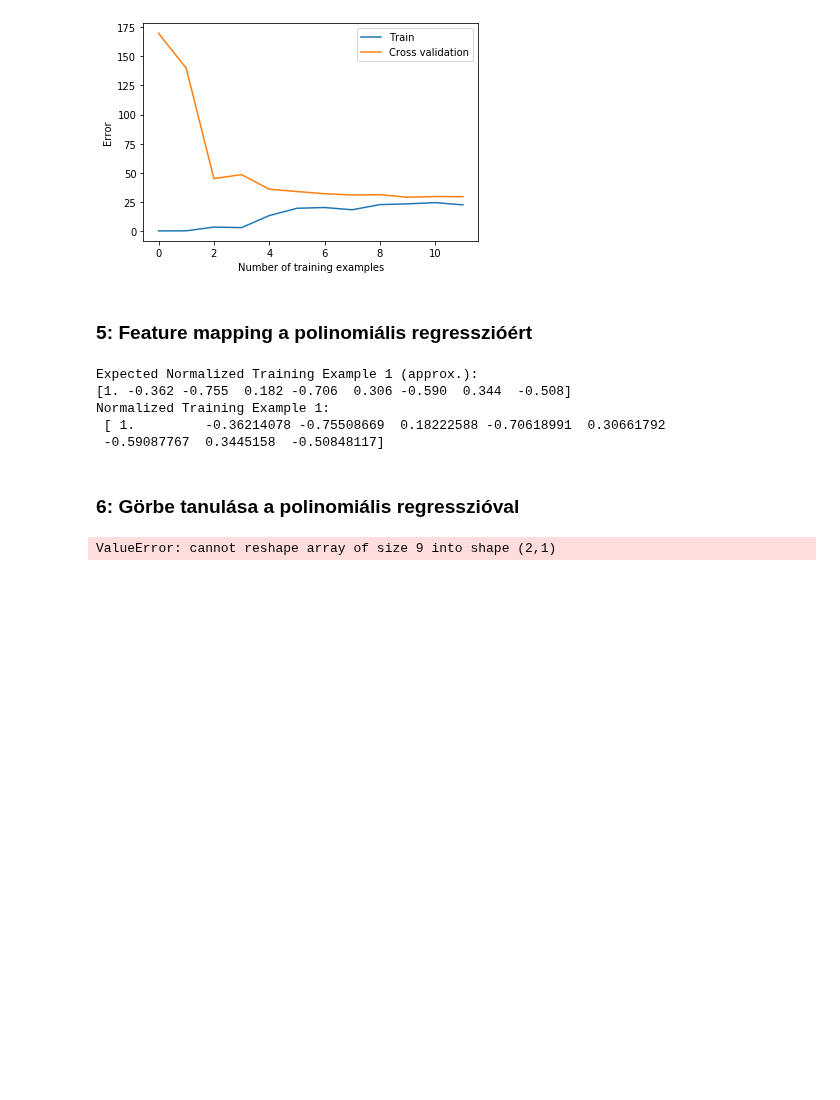
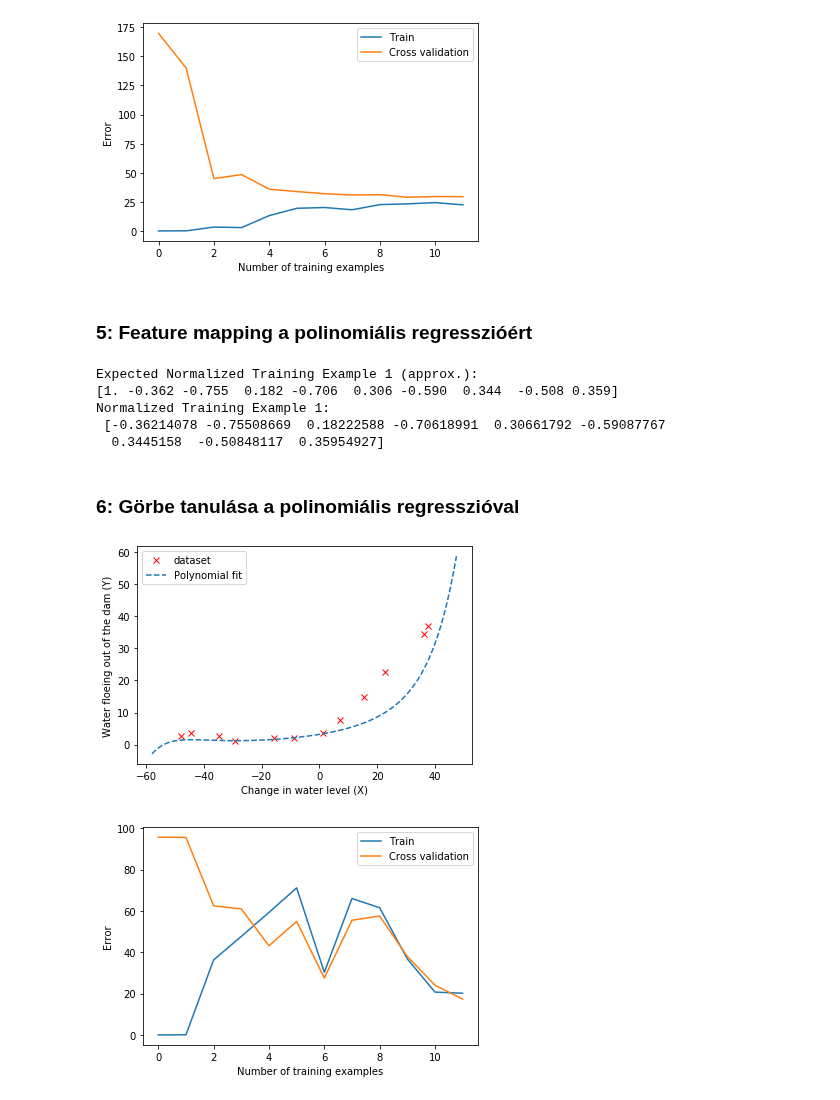
Before and after one commit to Fortuz/MIKRO_lab, a Jupyter notebook: AdaptiveRoboLabor/Jupyter/L08_Regularization/L08 - Regularization.ipynb, the cells around one changed output. Saved outputs shown, nothing was run; the diff lists cells and outputs as text; code cells hidden in the pictures; blank space fills up the shorter version.

```diff
--- a/AdaptiveRoboLabor/Jupyter/L08_Regularization/L08 - Regularization.ipynb
+++ b/AdaptiveRoboLabor/Jupyter/L08_Regularization/L08 - Regularization.ipynb
@@ -54,13 +54,13 @@ def linearRegCostFunction(w,*args):
 def linRegGrad(w,*args):
     X,y,Lambda = args
 
-    m = y.shape[0]
+    m,n = X.shape
     y=y.reshape(m,1)
 
     w_0 = w.copy()
     w_0[0] = 0
 
-    w = w.reshape(2,1)
+    w = w.reshape(n,1)
     grad = (1 / m) * np.sum((((X @ w) - y) * X), 0) + ((Lambda / m) * w_0.T)
 
     return grad
@@ -84,11 +84,12 @@ Gradient computed: [[-15.30301567 598.25074417]]
 ### 3: Lineáris regresszió tanítása
 # %%
 def trainLinearReg(X,y,Lambda):
+    m,n = X.shape
     args = (X,y.flatten(),Lambda)
     init_w = np.ones((X.shape[1],1))
     res1 = op.fmin_ncg(linearRegCostFunction,init_w.flatten(),fprime=linRegGrad, args=args, disp=0)
 
-    return res1.reshape((n+1,1))
+    return res1.reshape((n,1))
 
 
 Lambda = 0
@@ -141,7 +142,7 @@ plt.show()
 # %% [markdown]
 ### 5: Feature mapping a polinomiális regresszióért
 # %%
-def polyFeatures(X,p=8):
+def polyFeatures(X,p =9):
 
     m=X.shape[0]
     X_poly = np.zeros((m,p))
@@ -164,51 +165,63 @@ def featureNormalize(X):
 # X:
 X_p = polyFeatures(X)                                       # polynomial features
 X_p,mu,sigma = featureNormalize(X_p)                        # feature normalization
-X_p = np.column_stack((np.ones((m,1)),X_p))                 # bias
+X_p_b = np.column_stack((np.ones((m,1)),X_p))                 # bias
 
 # X_TESZT:
 
 X_test_p = polyFeatures(X_test)
 X_test_p = (X_test_p-mu)/sigma
-X_test_p = np.column_stack((np.ones((X_test_p.shape[0],1)),X_test_p))
+X_test_p_b = np.column_stack((np.ones((X_test_p.shape[0],1)),X_test_p))
 
 # X_val:
 
 X_val_p = polyFeatures(X_val)
 X_val_p = (X_val_p-mu)/sigma
-X_val_p = np.column_stack((np.ones((X_val_p.shape[0],1)),X_val_p))
+X_val_p_b = np.column_stack((np.ones((X_val_p.shape[0],1)),X_val_p))
 
 print("""Expected Normalized Training Example 1 (approx.):
-[1. -0.362 -0.755  0.182 -0.706  0.306 -0.590  0.344  -0.508]""")
+[1. -0.362 -0.755  0.182 -0.706  0.306 -0.590  0.344  -0.508 0.359]""")
 print('Normalized Training Example 1:\n',X_p[0,:])
 # %% [output]
 Expected Normalized Training Example 1 (approx.):
-[1. -0.362 -0.755  0.182 -0.706  0.306 -0.590  0.344  -0.508]
+[1. -0.362 -0.755  0.182 -0.706  0.306 -0.590  0.344  -0.508 0.359]
 Normalized Training Example 1:
- [ 1.         -0.36214078 -0.75508669  0.18222588 -0.70618991  0.30661792
- -0.59087767  0.3445158  -0.50848117]
+ [-0.36214078 -0.75508669  0.18222588 -0.70618991  0.30661792 -0.59087767
+  0.3445158  -0.50848117  0.35954927]
 # %% [markdown]
 ### 6: Görbe tanulása a polinomiális regresszióval
 # %%
-def toPlotFit(min_x,max_x,mu,sigma,w,p=8):
+def toPlotFit(min_x,max_x,mu,sigma,w,p):
 
-    x = np.asmatrix(np.arange(min_x-15,max_x+25,0.05)).T
+    x = np.asmatrix(np.arange(min_x-10,max_x+10,0.05)).T
     m = x.shape[0]
 
-    x_poly = polyFeatures(x)
+    x_poly = polyFeatures(x,p)
     x_poly = (x_poly-mu)/sigma
     x_poly = np.column_stack((np.ones((m,1)),x_poly))
 
     yfitted = x_poly@w
 
     return yfitted,x
 
+w = trainLinearReg(X_p_b,Y,0)
 
-w = trainLinearReg(X_p,Y,0)
+plt.plot(X,Y, 'rx', label = "dataset")
+fittedY,xplot = toPlotFit(np.min(X),np.max(X),mu,sigma,w,9)
+plt.plot(xplot,fittedY, '--',label = "Polynomial fit")
+plt.xlabel('Change in water level (X)')
+plt.ylabel('Water floeing out of the dam (Y)')
+plt.legend()
+plt.show()
 
-plt.plot(X,Y, 'rx')
-fittedY,xplot = toPlotFit(np.min(X),np.max(X),mu,sigma,w)
-plt.plot(xplot,fittedY, '--')
+
+e_train,e_val = learningCurve(X_p,Y,X_val_p,Y_val,Lambda)
+plt.plot(e_train, label = "Train")
+plt.plot(e_val, label = "Cross validation")
+plt.xlabel("Number of training examples")
+plt.ylabel("Error")
+plt.legend()
 plt.show()
 # %% [output]
-ValueError: cannot reshape array of size 9 into shape (2,1)
+[figure, added]
+[figure, added]
```
Also changed, not shown: parts of 6 cells of this notebook.
